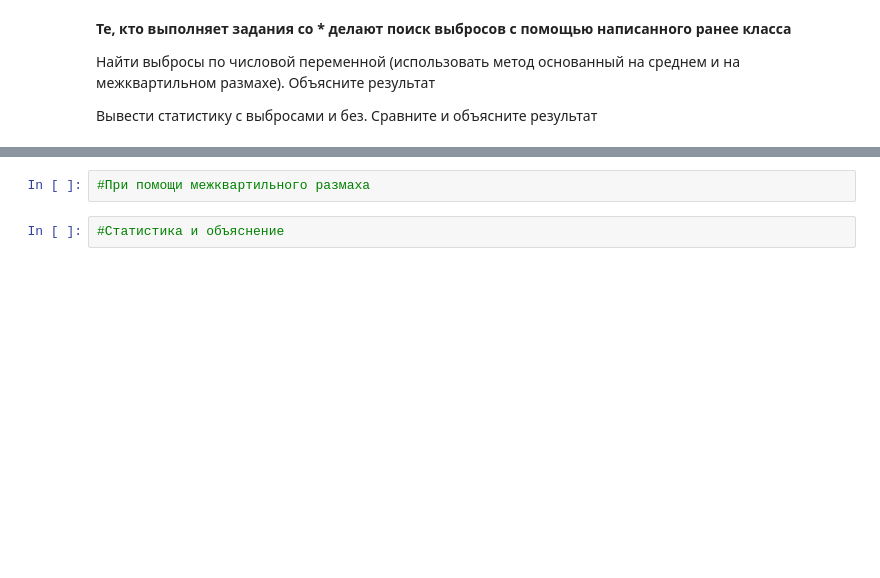
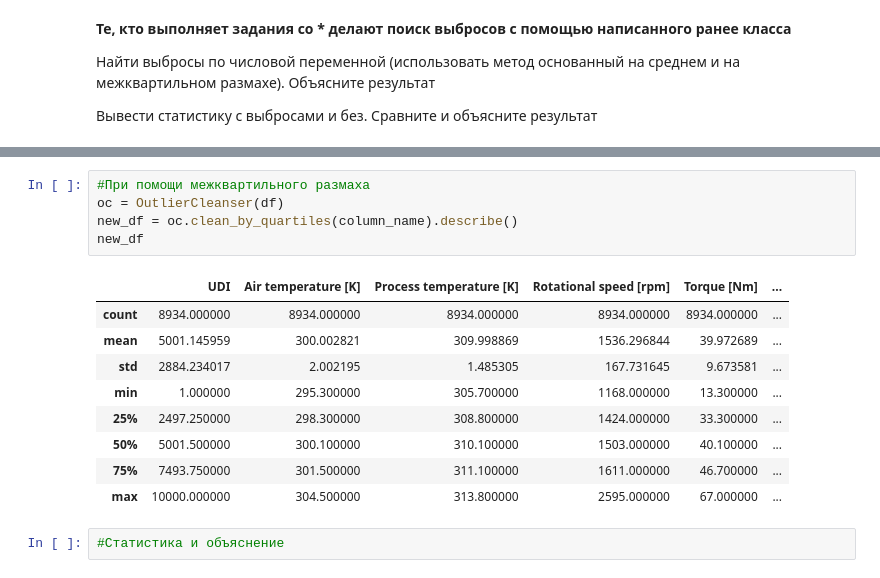
Before and after one commit to kaimakov-rk/kokoko, a Jupyter notebook: Copy_of_Задание_3.ipynb, the cells around one changed output, grey strips where cells are left out. Cells and saved outputs as stored; diff of their text form; blank space fills up the shorter version.

```diff
--- a/Copy_of_Задание_3.ipynb
+++ b/Copy_of_Задание_3.ipynb
@@ -229,5 +261,18 @@ print("*** After\n" + new_df.describe())
 # %%
 #При помощи межквартильного размаха
+oc = OutlierCleanser(df)
+new_df = oc.clean_by_quartiles(column_name).describe()
+new_df
+# %% [output]
+|  | UDI | Air temperature [K] | Process temperature [K] | Rotational speed [rpm] | Torque [Nm] | ... |
+| count | 8934.000000 | 8934.000000 | 8934.000000 | 8934.000000 | 8934.000000 | ... |
+| mean | 5001.145959 | 300.002821 | 309.998869 | 1536.296844 | 39.972689 | ... |
+| std | 2884.234017 | 2.002195 | 1.485305 | 167.731645 | 9.673581 | ... |
+| min | 1.000000 | 295.300000 | 305.700000 | 1168.000000 | 13.300000 | ... |
+| 25% | 2497.250000 | 298.300000 | 308.800000 | 1424.000000 | 33.300000 | ... |
+| 50% | 5001.500000 | 300.100000 | 310.100000 | 1503.000000 | 40.100000 | ... |
+| 75% | 7493.750000 | 301.500000 | 311.100000 | 1611.000000 | 46.700000 | ... |
+| max | 10000.000000 | 304.500000 | 313.800000 | 2595.000000 | 67.000000 | ... |
 # %%
 #Статистика и объяснение
 # %% [markdown]
```
Also changed, not shown: parts of 9 cells of this notebook.
